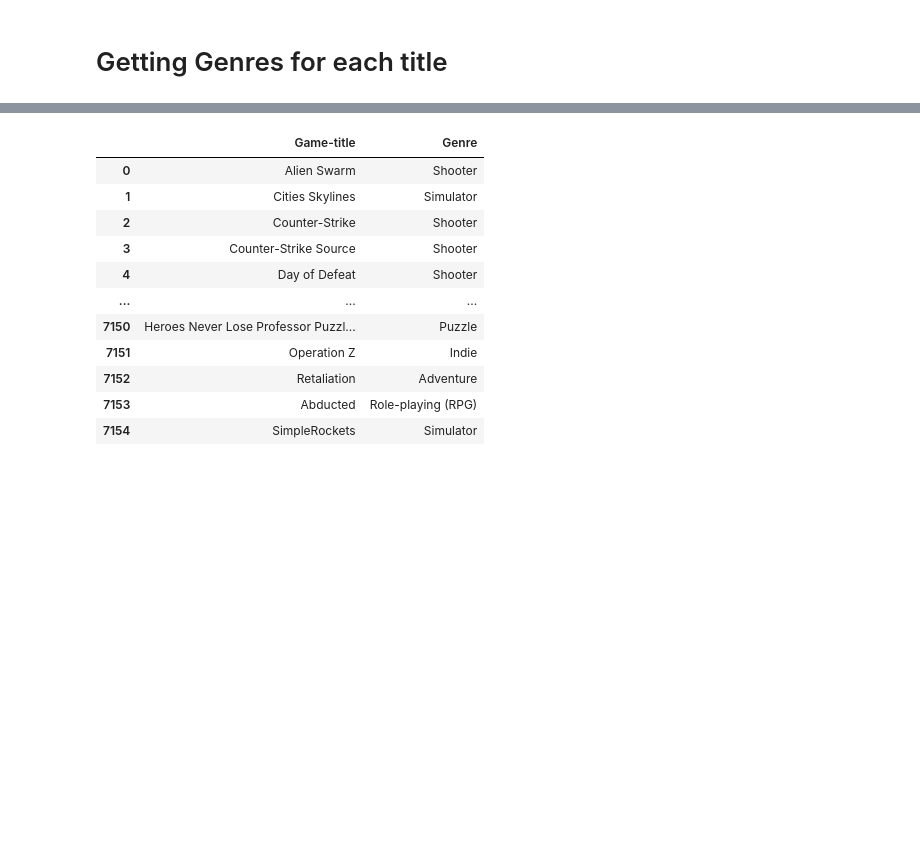
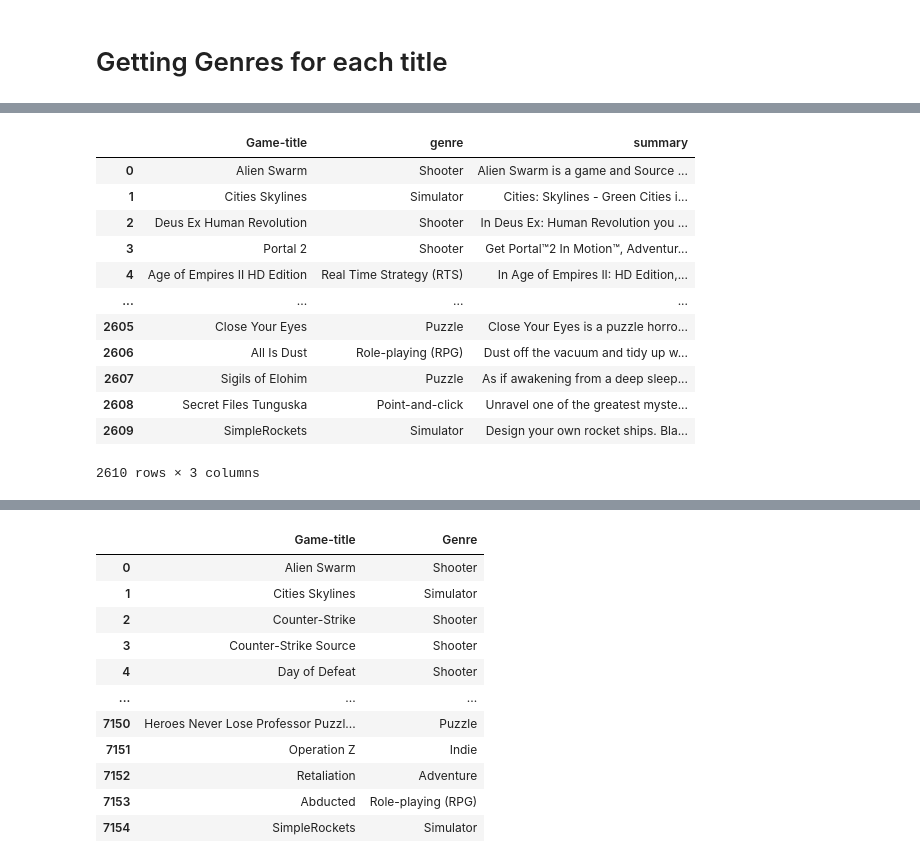
Before and after one commit to abilimckl1/Assignment1_CDS513, a Jupyter notebook: Assignment 1 - Data Cleaining.ipynb, the cells around one changed output, grey strips where cells are left out. Saved outputs shown, nothing was run; the diff lists cells and outputs as text; code cells hidden in the pictures; blank space fills up the shorter version.

```diff
--- a/Assignment 1 - Data Cleaining.ipynb
+++ b/Assignment 1 - Data Cleaining.ipynb
@@ -147,2 +244,16 @@ genres_df.rename(columns={'index': 'Game-title'}, inplace=True)
 # %%
-genres_df
+game_info_df
+# %% [output]
+|  | Game-title | genre | summary |
+| 0 | Alien Swarm | Shooter | Alien Swarm is a game and Source ... |
+| 1 | Cities Skylines | Simulator | Cities: Skylines - Green Cities i... |
+| 2 | Deus Ex Human Revolution | Shooter | In Deus Ex: Human Revolution you ... |
+| 3 | Portal 2 | Shooter | Get Portal™2 In Motion™, Adventur... |
+| 4 | Age of Empires II HD Edition | Real Time Strategy (RTS) | In Age of Empires II: HD Edition,... |
+| ... | ... | ... | ... |
+| 2605 | Close Your Eyes | Puzzle | Close Your Eyes is a puzzle horro... |
+| 2606 | All Is Dust | Role-playing (RPG) | Dust off the vacuum and tidy up w... |
+| 2607 | Sigils of Elohim | Puzzle | As if awakening from a deep sleep... |
+| 2608 | Secret Files Tunguska | Point-and-click | Unravel one of the greatest myste... |
+| 2609 | SimpleRockets | Simulator | Design your own rocket ships. Bla... |
+2610 rows × 3 columns
```
Also changed, not shown: parts of 10 cells of this notebook, 4 other files.
